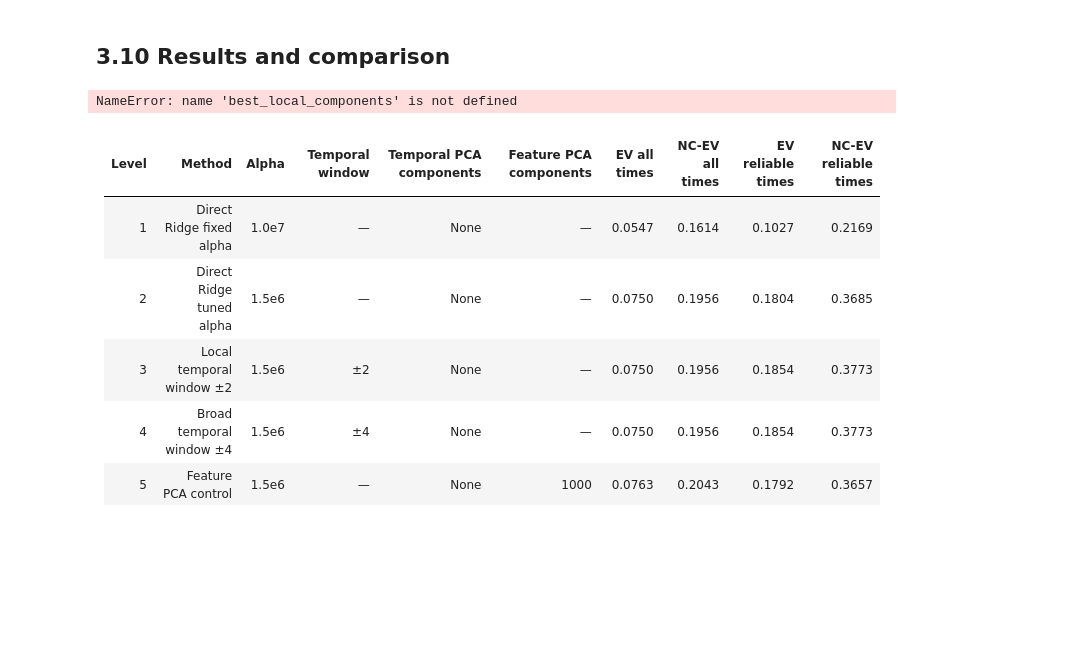
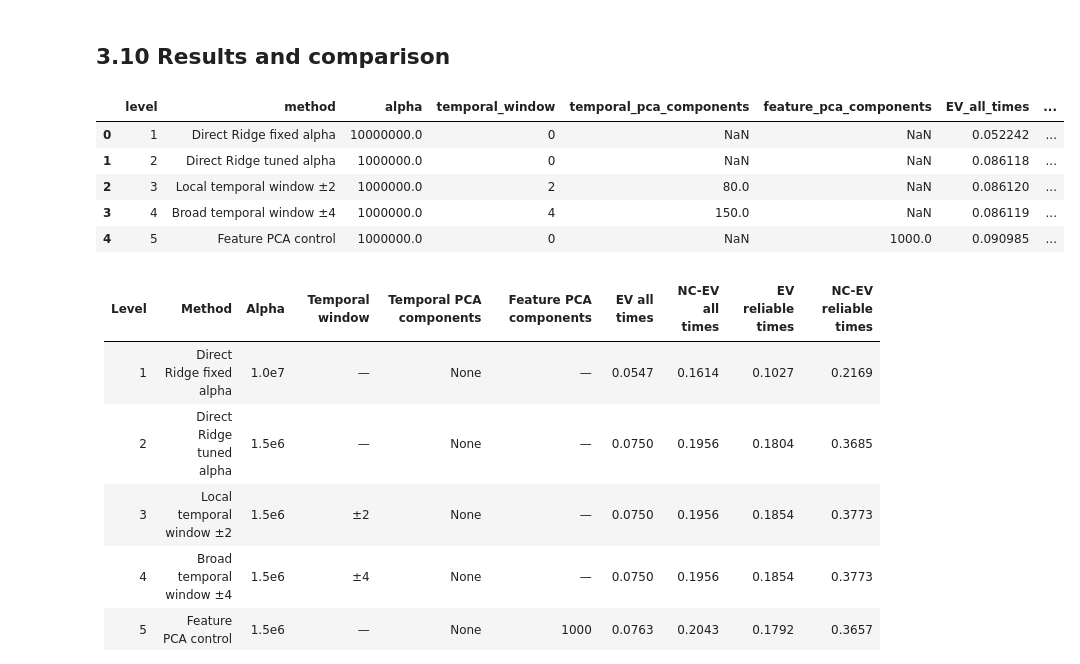
Before and after one commit to Shakikii/Brain-like_Project, a Jupyter notebook: nx414_project_2026.ipynb, the cells around one changed output. Cells and saved outputs as stored; diff of their text form; code cells hidden in the pictures; blank space fills up the shorter version.

```diff
--- a/nx414_project_2026.ipynb
+++ b/nx414_project_2026.ipynb
@@ -4877,69 +5009,91 @@ results_rows = [
         "level": 1,
         "method": "Direct Ridge fixed alpha",
         "alpha": FIXED_ALPHA,
-        "temporal_window": None,
+        "temporal_window": 0,
         "temporal_pca_components": None,
         "feature_pca_components": None,
         "EV_all_times": level1_summary_all["EV"],
         "NC_EV_all_times": level1_summary_all["NC_corrected_EV"],
         "EV_reliable_times": level1_summary["EV"],
         "NC_EV_reliable_times": level1_summary["NC_corrected_EV"],
+        "EV_window_reliable_times": None,
+        "NC_EV_window_reliable_times": None,
     },
     {
         "level": 2,
         "method": "Direct Ridge tuned alpha",
         "alpha": BEST_ALPHA,
-        "temporal_window": None,
+        "temporal_window": 0,
         "temporal_pca_components": None,
         "feature_pca_components": None,
         "EV_all_times": level2_summary_all["EV"],
         "NC_EV_all_times": level2_summary_all["NC_corrected_EV"],
         "EV_reliable_times": level2_summary["EV"],
         "NC_EV_reliable_times": level2_summary["NC_corrected_EV"],
+        "EV_window_reliable_times": None,
+        "NC_EV_window_reliable_times": None,
     },
     {
         "level": 3,
-        "method": "Local temporal window ±2",
-        "alpha": BEST_ALPHA,
+        "method": f"Local temporal window ±{LOCAL_WINDOW}",
+        "alpha": best_local_alpha,
         "temporal_window": LOCAL_WINDOW,
         "temporal_pca_components": best_local_components,
         "feature_pca_components": None,
         "EV_all_times": level3_summary_all["EV"],
         "NC_EV_all_times": level3_summary_all["NC_corrected_EV"],
         "EV_reliable_times": level3_summary["EV"],
         "NC_EV_reliable_times": level3_summary["NC_corrected_EV"],
+        "EV_window_reliable_times": np.nanmean(level3_local_results["ev_window"][RELIABLE_EVAL_TIMES]),
+        "NC_EV_window_reliable_times": np.nanmean(level3_local_results["ev_window_nc"][RELIABLE_EVAL_TIMES]),
     },
     {
         "level": 4,
-        "method": "Broad temporal window ±4",
-        "alpha": BEST_ALPHA,
+        "method": f"Broad temporal window ±{BROAD_WINDOW}",
+        "alpha": best_broad_alpha,
         "temporal_window": BROAD_WINDOW,
         "temporal_pca_components": best_broad_components,
         "feature_pca_components": None,
         "EV_all_times": level4_summary_all["EV"],
         "NC_EV_all_times": level4_summary_all["NC_corrected_EV"],
         "EV_reliable_times": level4_summary["EV"],
         "NC_EV_reliable_times": level4_summary["NC_corrected_EV"],
+        "EV_window_reliable_times": np.nanmean(level4_broad_results["ev_window"][RELIABLE_EVAL_TIMES]),
+        "NC_EV_window_reliable_times": np.nanmean(level4_broad_results["ev_window_nc"][RELIABLE_EVAL_TIMES]),
     },
     {
-        "level": "Control",
+        "level": 5,
         "method": "Feature PCA control",
         "alpha": BEST_ALPHA,
-        "temporal_window": None,
+        "temporal_window": 0,
         "temporal_pca_components": None,
         "feature_pca_components": best_feature_pca_components,
         "EV_all_times": level5_summary_all["EV"],
         "NC_EV_all_times": level5_summary_all["NC_corrected_EV"],
         "EV_reliable_times": level5_summary["EV"],
         "NC_EV_reliable_times": level5_summary["NC_corrected_EV"],
+        "EV_window_reliable_times": None,
+        "NC_EV_window_reliable_times": None,
     },
 ]
 
 results_df = pd.DataFrame(results_rows)
 
-display(results_df.sort_values("level"))
+# Improvements relative to Level 2 tuned Ridge
+level2_ev = results_df.loc[results_df["level"] == 2, "EV_reliable_times"].iloc[0]
+level2_nc_ev = results_df.loc[results_df["level"] == 2, "NC_EV_reliable_times"].iloc[0]
+
+results_df["EV_improvement_vs_level2"] = results_df["EV_reliable_times"] - level2_ev
+results_df["NC_EV_improvement_vs_level2"] = results_df["NC_EV_reliable_times"] - level2_nc_ev
+
+display(results_df)
 # %% [output]
-NameError: name 'best_local_components' is not defined
+|  | level | method | alpha | temporal_window | temporal_pca_components | feature_pca_components | EV_all_times | ... |
+| 0 | 1 | Direct Ridge fixed alpha | 10000000.0 | 0 | NaN | NaN | 0.052242 | ... |
+| 1 | 2 | Direct Ridge tuned alpha | 1000000.0 | 0 | NaN | NaN | 0.086118 | ... |
+| 2 | 3 | Local temporal window ±2 | 1000000.0 | 2 | 80.0 | NaN | 0.086120 | ... |
+| 3 | 4 | Broad temporal window ±4 | 1000000.0 | 4 | 150.0 | NaN | 0.086119 | ... |
+| 4 | 5 | Feature PCA control | 1000000.0 | 0 | NaN | 1000.0 | 0.090985 | ... |
 # %% [markdown]
 | Level | Method | Alpha | Temporal window | Temporal PCA components | Feature PCA components | EV all times | NC-EV all times | EV reliable times | NC-EV reliable times |
 |---:|---|---:|---:|---:|---:|---:|---:|---:|---:|
```
Also changed, not shown: parts of 27 cells of this notebook, 6 other files.
